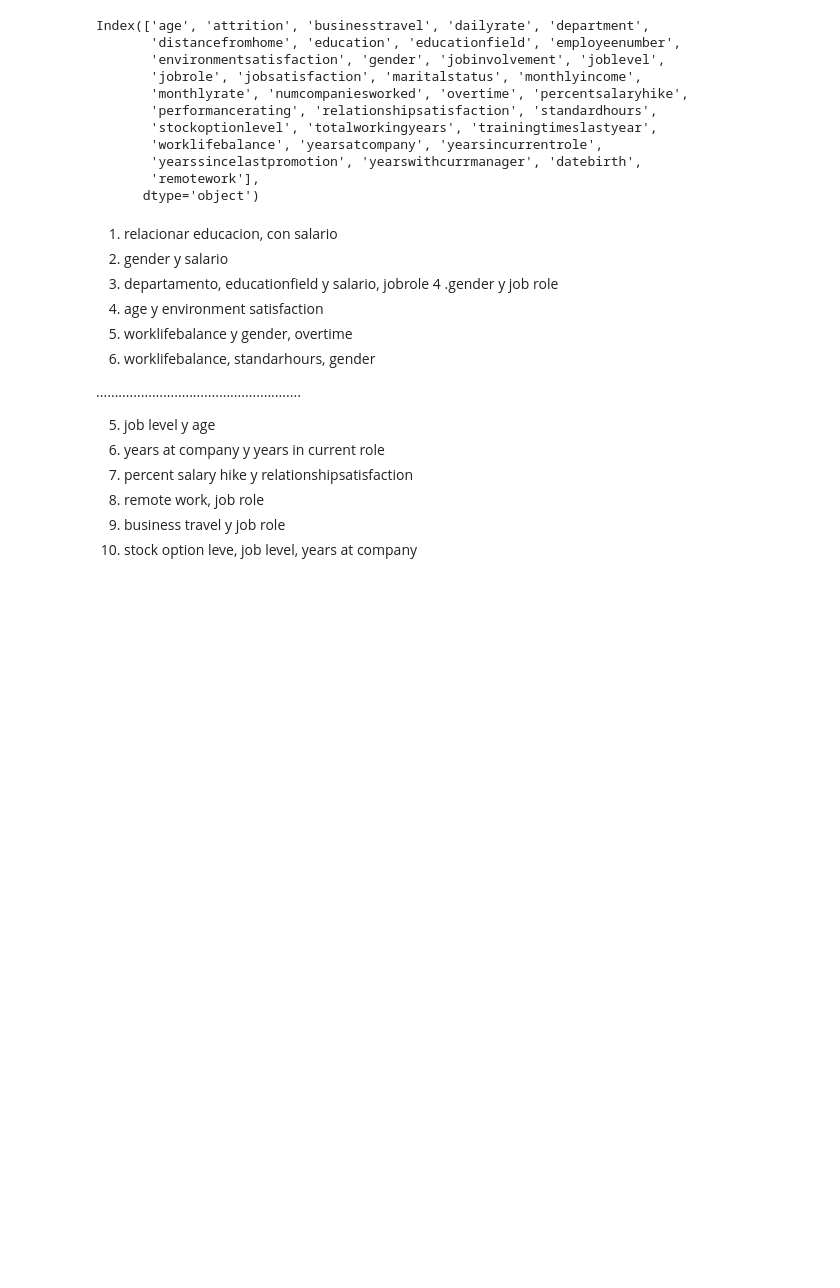
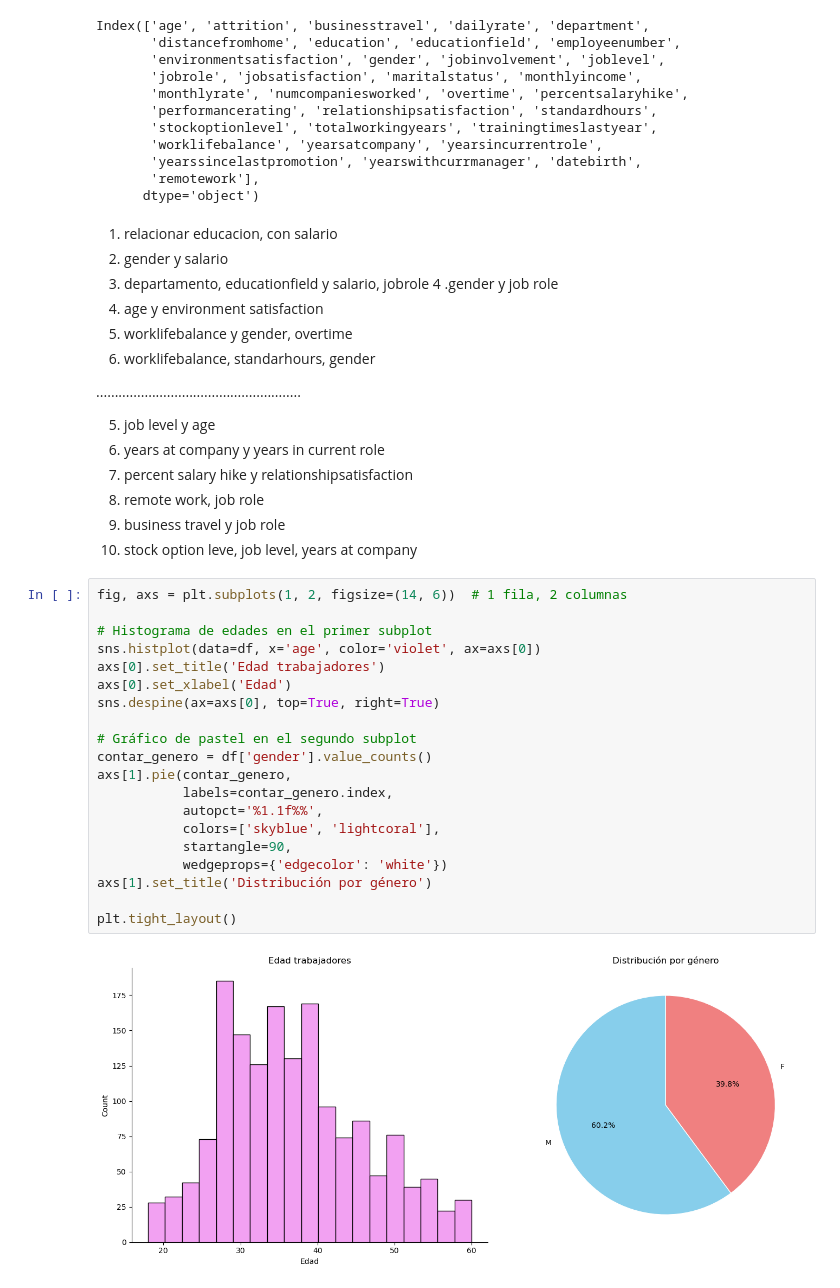
Before and after one commit to BiancaGemarR/promo_56_proyecto_mod3_team1, a Jupyter notebook: graficas.ipynb, the cells around one changed output. Cells and saved outputs as stored; diff of their text form; blank space fills up the shorter version.

```diff
--- a/graficas.ipynb
+++ b/graficas.ipynb
@@ -36,3 +37,25 @@ Index(['age', 'attrition', 'businesstravel', 'dailyrate', 'department',
 9. remote work, job role
 10. business travel y job role
 13. stock option leve, job level, years at company
+# %%
+fig, axs = plt.subplots(1, 2, figsize=(14, 6))  # 1 fila, 2 columnas
+
+# Histograma de edades en el primer subplot
+sns.histplot(data=df, x='age', color='violet', ax=axs[0])
+axs[0].set_title('Edad trabajadores')
+axs[0].set_xlabel('Edad')
+sns.despine(ax=axs[0], top=True, right=True)
+
+# Gráfico de pastel en el segundo subplot
+contar_genero = df['gender'].value_counts()
+axs[1].pie(contar_genero,
+           labels=contar_genero.index,
+           autopct='%1.1f%%',
+           colors=['skyblue', 'lightcoral'],
+           startangle=90,
+           wedgeprops={'edgecolor': 'white'})
+axs[1].set_title('Distribución por género')
+
+plt.tight_layout()
+# %% [output]
+[figure, added]
```
Also changed, not shown: parts of 16 cells of this notebook, 1 other file.
